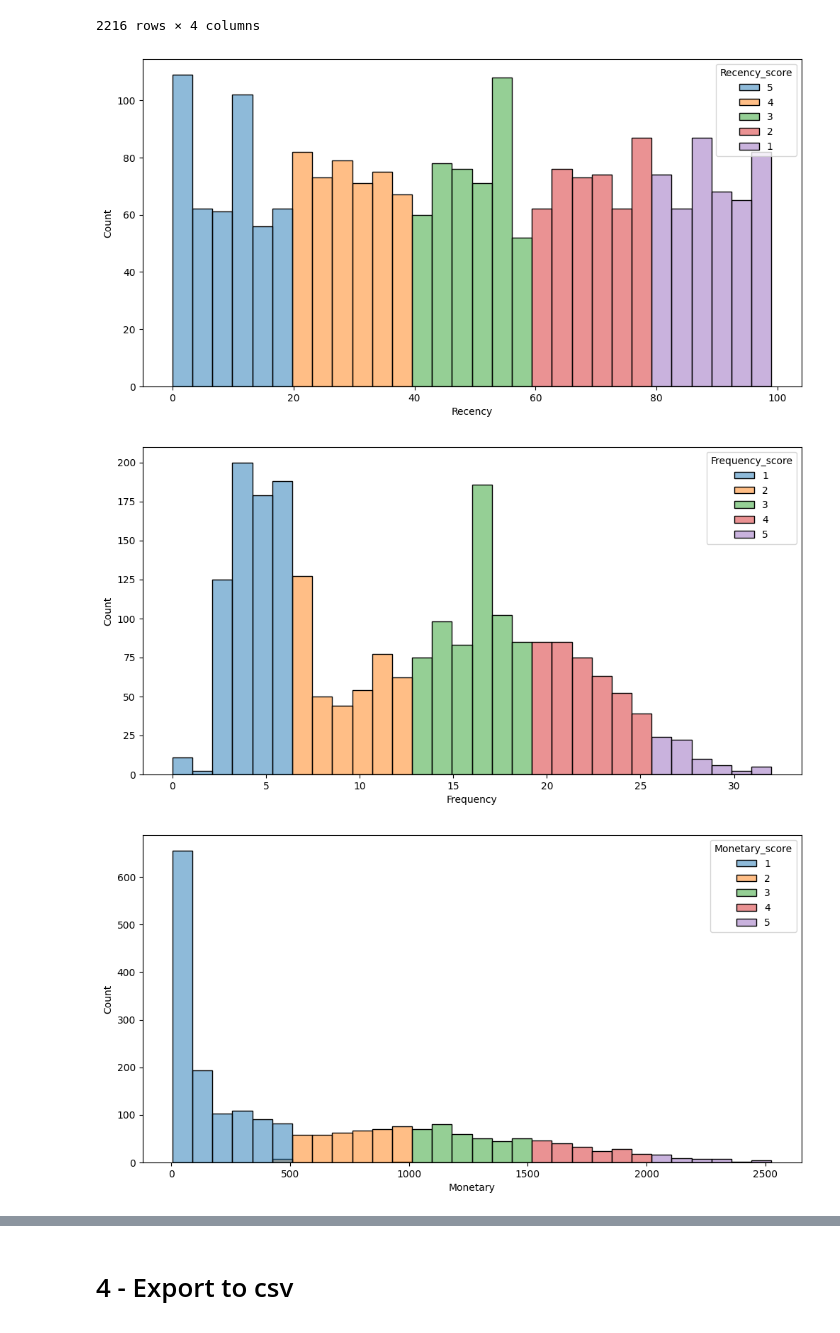
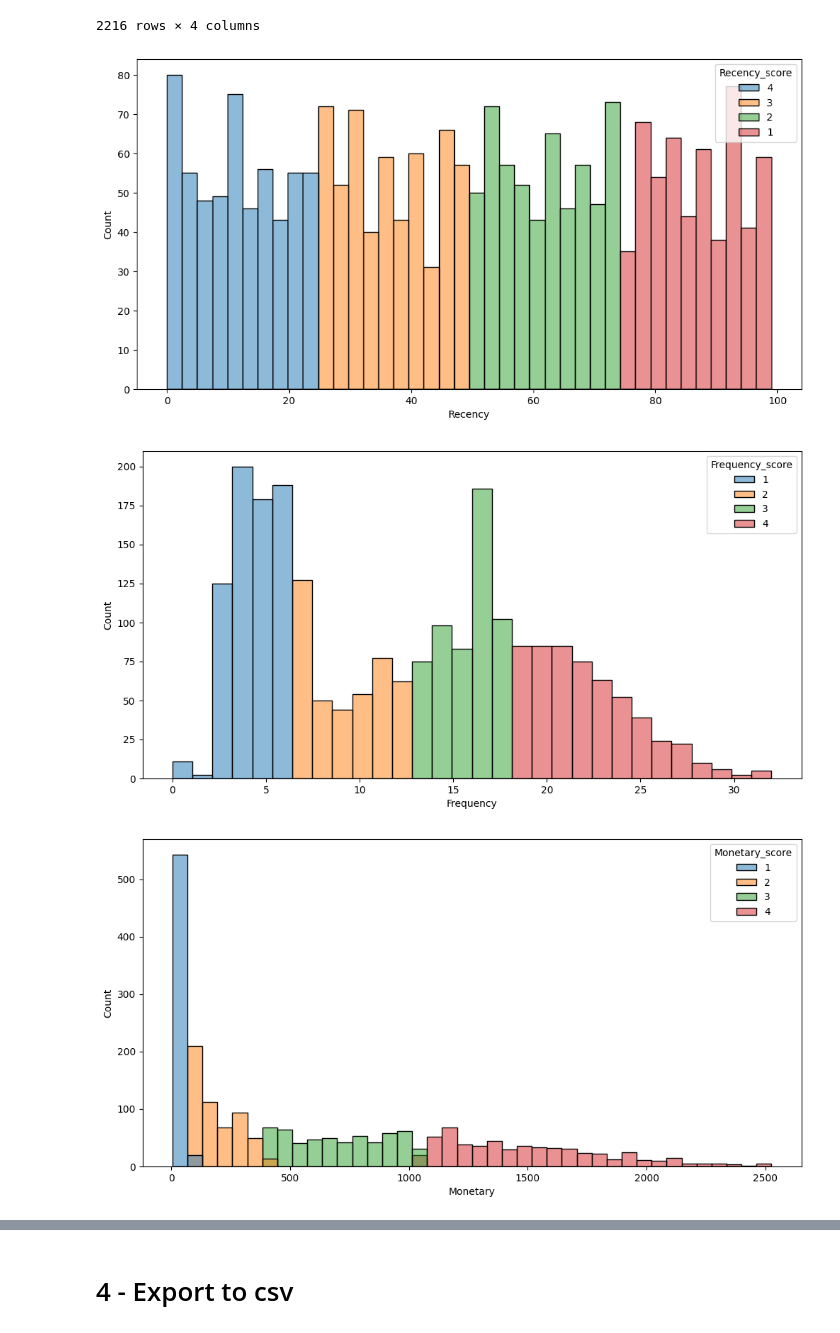
Before and after one commit to nqtquoctrung94/RFM_Customer_Personality_Analysis, a Jupyter notebook: clean_data.ipynb, the cells around one changed output, grey strips where cells are left out. Saved outputs shown, nothing was run; the diff lists cells and outputs as text; code cells hidden in the pictures.

```diff
--- a/clean_data.ipynb
+++ b/clean_data.ipynb
@@ -401,43 +401,31 @@ rfm_data
 | 2238 | 8235 | 8 | 21 | 843 |
 | 2239 | 9405 | 40 | 8 | 172 |
 2216 rows × 4 columns
-# %%
-# The lower the recency the better
-rfm_data["Recency_score"] = pd.cut(rfm_data['Recency'],
-                                    bins=[i * rfm_data["Recency"].max()//5 for i in range(6)],
-                                    labels=[5, 4, 3, 2, 1])
-rfm_data.loc[rfm_data['Recency'] == 0, 'Recency_score'] = 5
 # %%
+# The lower the recency the better
+rfm_data['Recency_score'] = pd.qcut(rfm_data['Recency'], q = 4, labels=[4,3,2,1])
+
 # The higher the frequency and monetary the better
-# Frequency
-rfm_data["Frequency_score"] = pd.cut(rfm_data['Frequency'],
-                                    bins=[i * rfm_data["Frequency"].max()//5 for i in range(6)],
-                                    labels=[1, 2, 3, 4, 5])
-rfm_data.loc[rfm_data['Frequency'] == 0, 'Frequency_score'] = 1
-
-# Monetary
-rfm_data["Monetary_score"] = pd.cut(rfm_data['Monetary'],
-                                    bins=[i * rfm_data["Monetary"].max()//5 for i in range(6)],
-                                    labels=[1, 2, 3, 4, 5])
-rfm_data.loc[rfm_data['Monetary'] == 0, 'Monetary_score'] = 1
+rfm_data['Frequency_score'] = pd.qcut(rfm_data['Frequency'], q = 4, labels=[1,2,3,4])
+rfm_data['Monetary_score'] = pd.qcut(rfm_data['Monetary'], q = 4, labels=[1,2,3,4])
 # %%
 fig, axes = plt.subplots(figsize=(12, 6))
-sns.histplot(data=rfm_data, x='Recency', bins= 30, hue='Recency_score', multiple='layer')
+sns.histplot(data=rfm_data, x='Recency', bins= 40, hue='Recency_score', multiple='layer')
 plt.show()
 # %% [output]
-[figure, old version]
+[figure, new version]
 # %%
 fig, axes = plt.subplots(figsize=(12, 6))
 sns.histplot(data=rfm_data, x='Frequency', bins=30, hue='Frequency_score')
 plt.show()
 # %% [output]
-[figure, old version]
+[figure, new version]
 # %%
 fig, axes = plt.subplots(figsize=(12, 6))
-sns.histplot(data=rfm_data, x='Monetary', bins=30, hue='Monetary_score')
+sns.histplot(data=rfm_data, x='Monetary', bins=40, hue='Monetary_score')
 plt.show()
 # %% [output]
-[figure, old version]
+[figure, new version]
 # %%
 # RMF segments
 rfm_data['Segment'] = "Non-defined"
```
Also changed, not shown: parts of 10 cells of this notebook, 1 other file.
